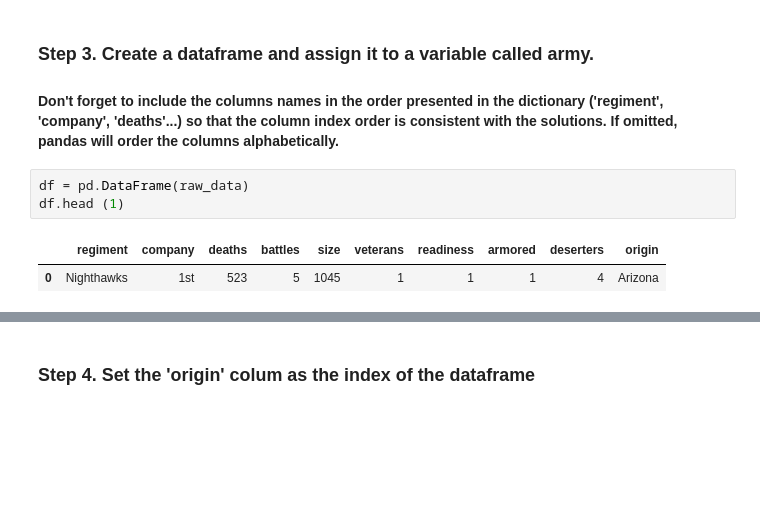
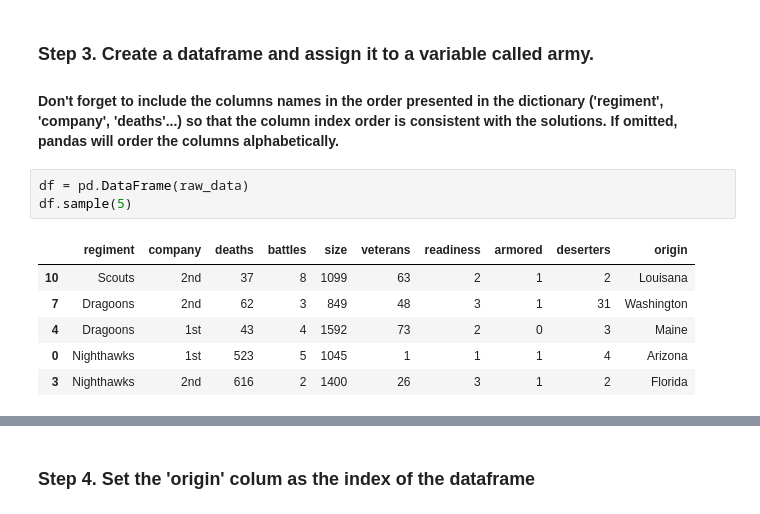
Before and after one commit to iamoespana92/pandas_exercises, a Jupyter notebook: 02_Filtering_&_Sorting/Fictional Army/Exercise.ipynb, the cells around one changed output, grey strips where cells are left out. Drawn from its saved outputs; the diff is of its cells as text; blank space fills up the shorter version.

```diff
--- a/02_Filtering_&_Sorting/Fictional Army/Exercise.ipynb
+++ b/02_Filtering_&_Sorting/Fictional Army/Exercise.ipynb
@@ -30,7 +50,11 @@ raw_data = {'regiment': ['Nighthawks', 'Nighthawks', 'Nighthawks', 'Nighthawks',
 #### Don't forget to include the columns names in the order presented in the dictionary ('regiment', 'company', 'deaths'...) so that the column index order is consistent with the solutions. If omitted, pandas will order the columns alphabetically.
 # %%
 df = pd.DataFrame(raw_data)
-df.head (1)
+df.sample(5)
 # %% [output]
 |  | regiment | company | deaths | battles | size | veterans | readiness | armored | deserters | origin |
+| 10 | Scouts | 2nd | 37 | 8 | 1099 | 63 | 2 | 1 | 2 | Louisana |
+| 7 | Dragoons | 2nd | 62 | 3 | 849 | 48 | 3 | 1 | 31 | Washington |
+| 4 | Dragoons | 1st | 43 | 4 | 1592 | 73 | 2 | 0 | 3 | Maine |
 | 0 | Nighthawks | 1st | 523 | 5 | 1045 | 1 | 1 | 1 | 4 | Arizona |
+| 3 | Nighthawks | 2nd | 616 | 2 | 1400 | 26 | 3 | 1 | 2 | Florida |
```
Also changed, not shown: parts of 106 cells of this notebook, 4 other files.
